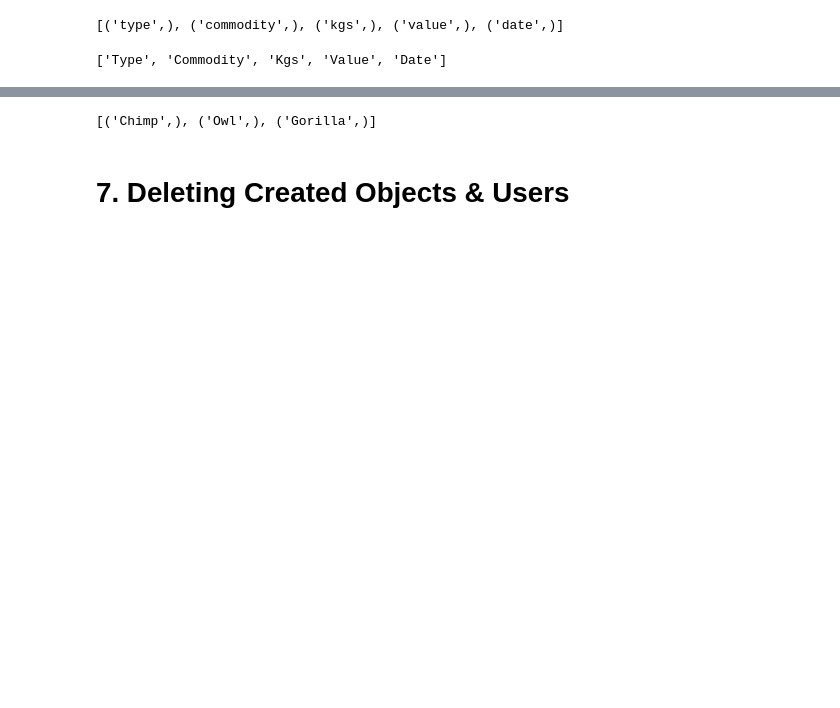
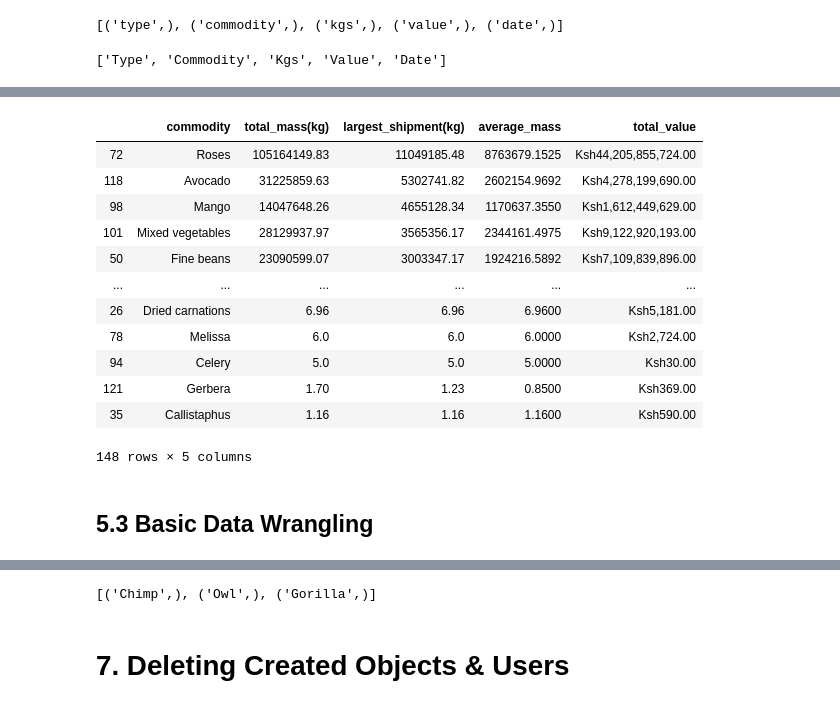
Before and after one commit to Tim-Abwao/psycopg2-basics, a Jupyter notebook: PostgreSQL Basics with Psycopg2.ipynb, the cells around one changed output, grey strips where cells are left out. Saved outputs shown, nothing was run; the diff lists cells and outputs as text; code cells hidden in the pictures; blank space fills up the shorter version.

```diff
--- a/PostgreSQL Basics with Psycopg2.ipynb
+++ b/PostgreSQL Basics with Psycopg2.ipynb
@@ -194,0 +240,18 @@ df2.head()
+# %%
+#Getting some aggegates
+cur.execute('SELECT commodity,sum(kgs),max(kgs), round(avg(kgs), 4),sum(value) FROM exports GROUP BY commodity;')
+pd.DataFrame(cur.fetchall(), columns=['commodity','total_mass(kg)','largest_shipment(kg)','average_mass','total_value']).sort_values(by='largest_shipment(kg)', ascending=False)
+# %% [output]
+|  | commodity | total_mass(kg) | largest_shipment(kg) | average_mass | total_value |
+| 72 | Roses | 105164149.83 | 11049185.48 | 8763679.1525 | Ksh44,205,855,724.00 |
+| 118 | Avocado | 31225859.63 | 5302741.82 | 2602154.9692 | Ksh4,278,199,690.00 |
+| 98 | Mango | 14047648.26 | 4655128.34 | 1170637.3550 | Ksh1,612,449,629.00 |
+| 101 | Mixed vegetables | 28129937.97 | 3565356.17 | 2344161.4975 | Ksh9,122,920,193.00 |
+| 50 | Fine beans | 23090599.07 | 3003347.17 | 1924216.5892 | Ksh7,109,839,896.00 |
+| ... | ... | ... | ... | ... | ... |
+| 26 | Dried carnations | 6.96 | 6.96 | 6.9600 | Ksh5,181.00 |
+| 78 | Melissa | 6.0 | 6.0 | 6.0000 | Ksh2,724.00 |
+| 94 | Celery | 5.0 | 5.0 | 5.0000 | Ksh30.00 |
+| 121 | Gerbera | 1.70 | 1.23 | 0.8500 | Ksh369.00 |
+| 35 | Callistaphus | 1.16 | 1.16 | 1.1600 | Ksh590.00 |
+148 rows × 5 columns
@@ -194,0 +260,2 @@ df2.head()
+# %% [markdown]
+## 5.3 Basic Data Wrangling
```
Also changed, not shown: parts of 16 cells of this notebook, 1 other file.
